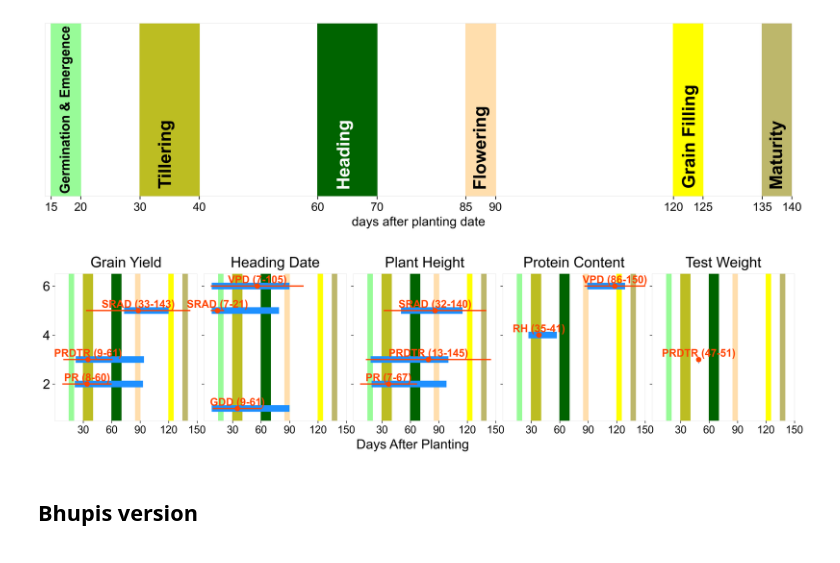
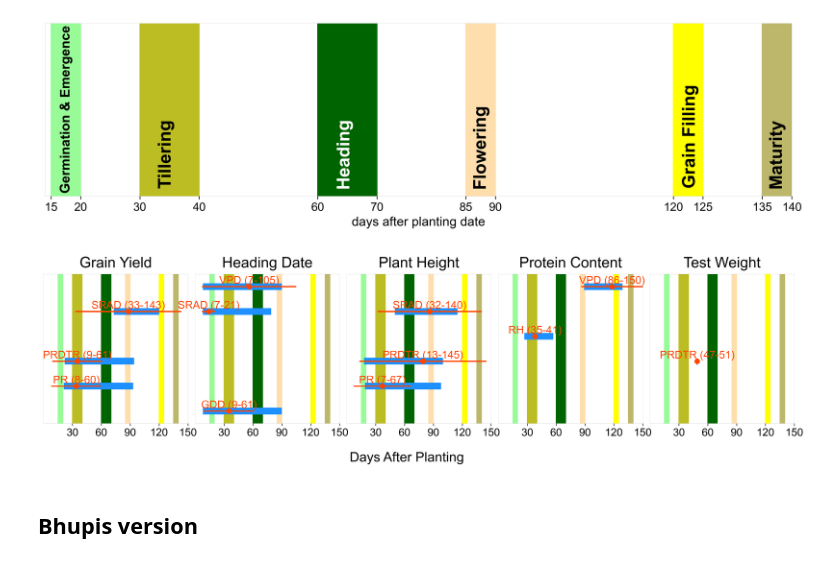
Before and after one commit to HNoorazar/Ag_Others, a Jupyter notebook: Ehsan/Wheat/Ehsan_Code_plot_periodFigures.ipynb, the cells around one changed output. Saved outputs shown, nothing was run; the diff lists cells and outputs as text; code cells hidden in the pictures.

Commit message:
Ehsan_Code_plot_periodFigures v2

```diff
--- a/Ehsan/Wheat/Ehsan_Code_plot_periodFigures.ipynb
+++ b/Ehsan/Wheat/Ehsan_Code_plot_periodFigures.ipynb
@@ -29,4 +30,6 @@ period_figures_dir = wheat_plot_dir + "period_figures/"
 os.makedirs(period_figures_dir, exist_ok=True)
 # %%
 dpi_ = 300
+ha_ = "center"
+va_ = "bottom"
 # %%
@@ -216,50 +205,60 @@ lines_properties = [
 ]
+# %%
+tick_legend_FontSize = 2
+params = {"font.family": "Arial",
+          "legend.fontsize": tick_legend_FontSize * 1,
+          "axes.labelsize": tick_legend_FontSize * 1.2,
+          "axes.titlesize": tick_legend_FontSize * 2,
+          "xtick.labelsize": tick_legend_FontSize * 8,
+          "ytick.labelsize": tick_legend_FontSize * 8,
+          "axes.titlepad": 10,
+          "xtick.bottom": True,
+          "xtick.labelbottom": True,
+          "ytick.left": False,
+          "ytick.labelleft": False,
+          "axes.linewidth": 0.05}
+plt.rcParams.update(params)
+
+# Manually define subplot titles
+subplot_titles = ["Grain Yield", "Heading Date", "Plant Height", "Protein Content", "Test Weight"]
 # %%
 # Create a figure and axes with 1 row and 5 columns
 fig, axes = plt.subplots(1, 5, figsize=(20, 4), sharex=True, sharey=True,
                          gridspec_kw={"hspace": 0.15, "wspace": 0.05}, dpi=dpi_)
 
-# Manually define subplot titles
-subplot_titles = ["Grain Yield", "Heading Date", "Plant Height", "Protein Content", "Test Weight"]
-
 # Add horizontal lines, labels, and points to each subplot
 for i, ax in enumerate(axes):
     props = lines_properties[i]
-    for y, x_start, x_end, color, linewidth_, label in zip(
-        props['y'], props['x_start'], props['x_end'], props['colors'], props['linewidths'], props['labels']
-    ):
+    for y, x_start, x_end, color, lw_, label in zip(props["y"], props["x_start"],
+                                                    props["x_end"], props["colors"],
+                                                    props["linewidths"], props["labels"]):
+        if color == thick_c:
+            ax.hlines(y=y, xmin=x_start, xmax=x_end, color=color, lw=lw_, alpha=1)
+        elif color == thin_c:
+            ax.hlines(y=y,xmin=x_start,xmax=x_end,color=color, lw=lw_, zorder=3)
 
-        if color == thick_c:
-            ax.hlines(y=y, xmin=x_start, xmax=x_end, color=color,
-                      linestyle='-', linewidth=linewidth_, alpha=1)
-        elif color == thin_c:
-            ax.hlines(y=y, xmin=x_start, xmax=x_end, color=color, linewidth=linewidth_, zorder=3)
-
-        if label: # Add the label if specified
+        if label:  # Add the label if specified
             midpoint_x = (x_start + x_end) / 2
-            ax.text(midpoint_x, y + 0.03, label, color=color, ha='center', va='bottom',
-                    fontsize=16, fontweight='bold')
+            ax.text(midpoint_x, y + 0.03, label, color=color, ha=ha_, va=va_, fontsize=16)
     # Add points if defined
-    points = props.get('points', {})
-    if points: # Add points with custom size and color
-        ax.scatter(points['x'], points['y'], color=thin_c, s=50, label='Point', zorder=3)
+    points = props.get("points", {})
+    if points:  # Add points with custom size and color
+        ax.scatter(points["x"], points["y"], color=thin_c, s=50, label="Point", zorder=3)
 
     ax.set_xticks([30, 60, 90, 120, 150])
-    ax.set_title(subplot_titles[i], fontsize=22) # Set manual title
-    ax.tick_params(axis='x', which='major')
+    ax.set_title(subplot_titles[i], fontsize=22)  # Set manual title
+    ax.tick_params(axis="x", which="major")
     plot_stages_in_color_no_text(ax, stage_colors=stage_colors, ymax_=1)
 
 plt.xlim(0, 150)
 plt.ylim(0.5, 6.5)
-# Add a common x-axis label
-fig.supxlabel("days after planting".title(), fontsize=20, y=-0.05)  # Adjust `y` for spacing
-# plt.tight_layout()
+fig.supxlabel("days after planting".title(), fontsize=20, y=-0.1)
 fig_name = period_figures_dir + "traits_windows_range"
-plt.savefig(fig_name + ".pdf", bbox_inches='tight', dpi=dpi_)
-plt.savefig(fig_name + ".jpg", bbox_inches='tight', dpi=dpi_)
+plt.savefig(fig_name + ".pdf", bbox_inches="tight", dpi=dpi_)
+plt.savefig(fig_name + ".jpg", bbox_inches="tight", dpi=dpi_)
 plt.show()
 # %% [output]
-[figure, old version]
+[figure, new version]
 # %% [markdown]
 ## Bhupis version
 # %%
```
Also changed, not shown: parts of 13 cells of this notebook, 1 other file.
